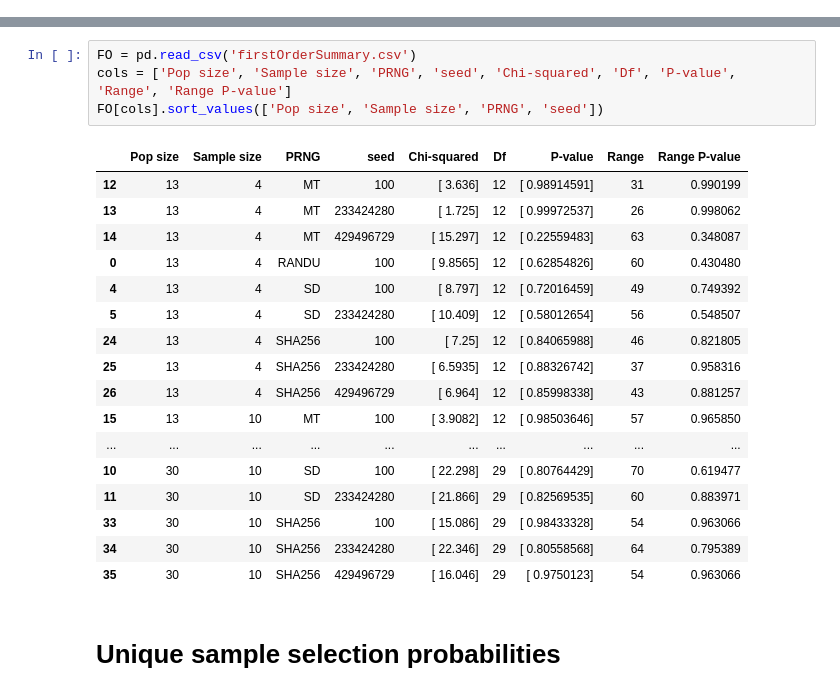
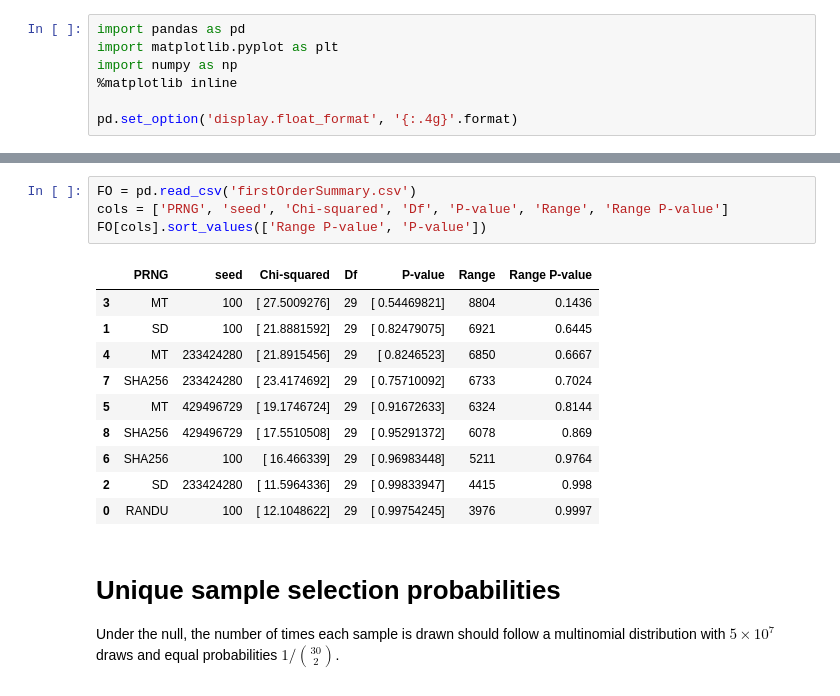
Before and after one commit to kellieotto/prngs-and-permutations, a Jupyter notebook: Code/statBiasSimulations/results/pythonResults.ipynb, the cells around one changed output, grey strips where cells are left out. Cells and saved outputs as stored; diff of their text form.

Commit message:
Add simulation pipeline for range and var of n=30,k=2 samples

```diff
--- a/Code/statBiasSimulations/results/pythonResults.ipynb
+++ b/Code/statBiasSimulations/results/pythonResults.ipynb
@@ -4,0 +1,7 @@ import pandas as pd
+# %%
+import pandas as pd
+import matplotlib.pyplot as plt
+import numpy as np
+%matplotlib inline
+
+pd.set_option('display.float_format', '{:.4g}'.format)
@@ -5,26 +16,21 @@ import pandas as pd
 # %%
 FO = pd.read_csv('firstOrderSummary.csv')
-cols = ['Pop size', 'Sample size', 'PRNG', 'seed', 'Chi-squared', 'Df', 'P-value', 'Range', 'Range P-value']
-FO[cols].sort_values(['Pop size', 'Sample size', 'PRNG', 'seed'])
+cols = ['PRNG', 'seed', 'Chi-squared', 'Df', 'P-value', 'Range', 'Range P-value']
+FO[cols].sort_values(['Range P-value', 'P-value'])
 # %% [output]
-|  | Pop size | Sample size | PRNG | seed | Chi-squared | Df | P-value | Range | Range P-value |
-| 12 | 13 | 4 | MT | 100 | [ 3.636] | 12 | [ 0.98914591] | 31 | 0.990199 |
-| 13 | 13 | 4 | MT | 233424280 | [ 1.725] | 12 | [ 0.99972537] | 26 | 0.998062 |
-| 14 | 13 | 4 | MT | 429496729 | [ 15.297] | 12 | [ 0.22559483] | 63 | 0.348087 |
-| 0 | 13 | 4 | RANDU | 100 | [ 9.8565] | 12 | [ 0.62854826] | 60 | 0.430480 |
-| 4 | 13 | 4 | SD | 100 | [ 8.797] | 12 | [ 0.72016459] | 49 | 0.749392 |
-| 5 | 13 | 4 | SD | 233424280 | [ 10.409] | 12 | [ 0.58012654] | 56 | 0.548507 |
-| 24 | 13 | 4 | SHA256 | 100 | [ 7.25] | 12 | [ 0.84065988] | 46 | 0.821805 |
-| 25 | 13 | 4 | SHA256 | 233424280 | [ 6.5935] | 12 | [ 0.88326742] | 37 | 0.958316 |
-| 26 | 13 | 4 | SHA256 | 429496729 | [ 6.964] | 12 | [ 0.85998338] | 43 | 0.881257 |
-| 15 | 13 | 10 | MT | 100 | [ 3.9082] | 12 | [ 0.98503646] | 57 | 0.965850 |
-| ... | ... | ... | ... | ... | ... | ... | ... | ... | ... |
-| 10 | 30 | 10 | SD | 100 | [ 22.298] | 29 | [ 0.80764429] | 70 | 0.619477 |
-| 11 | 30 | 10 | SD | 233424280 | [ 21.866] | 29 | [ 0.82569535] | 60 | 0.883971 |
-| 33 | 30 | 10 | SHA256 | 100 | [ 15.086] | 29 | [ 0.98433328] | 54 | 0.963066 |
-| 34 | 30 | 10 | SHA256 | 233424280 | [ 22.346] | 29 | [ 0.80558568] | 64 | 0.795389 |
-| 35 | 30 | 10 | SHA256 | 429496729 | [ 16.046] | 29 | [ 0.9750123] | 54 | 0.963066 |
+|  | PRNG | seed | Chi-squared | Df | P-value | Range | Range P-value |
+| 3 | MT | 100 | [ 27.5009276] | 29 | [ 0.54469821] | 8804 | 0.1436 |
+| 1 | SD | 100 | [ 21.8881592] | 29 | [ 0.82479075] | 6921 | 0.6445 |
+| 4 | MT | 233424280 | [ 21.8915456] | 29 | [ 0.8246523] | 6850 | 0.6667 |
+| 7 | SHA256 | 233424280 | [ 23.4174692] | 29 | [ 0.75710092] | 6733 | 0.7024 |
+| 5 | MT | 429496729 | [ 19.1746724] | 29 | [ 0.91672633] | 6324 | 0.8144 |
+| 8 | SHA256 | 429496729 | [ 17.5510508] | 29 | [ 0.95291372] | 6078 | 0.869 |
+| 6 | SHA256 | 100 | [ 16.466339] | 29 | [ 0.96983448] | 5211 | 0.9764 |
+| 2 | SD | 233424280 | [ 11.5964336] | 29 | [ 0.99833947] | 4415 | 0.998 |
+| 0 | RANDU | 100 | [ 12.1048622] | 29 | [ 0.99754245] | 3976 | 0.9997 |
-# %% [markdown]
-# Unique sample selection probabilities
+# %% [markdown]
+# Unique sample selection probabilities
+
+Under the null, the number of times each sample is drawn should follow a multinomial distribution with $5 \times 10^7$ draws and equal probabilities $1/{30 \choose 2}$.
 # %%
 US = pd.read_csv('uniqueSampleSummary.csv')
```
Also changed, not shown: parts of 20 cells of this notebook, 18 other files.
